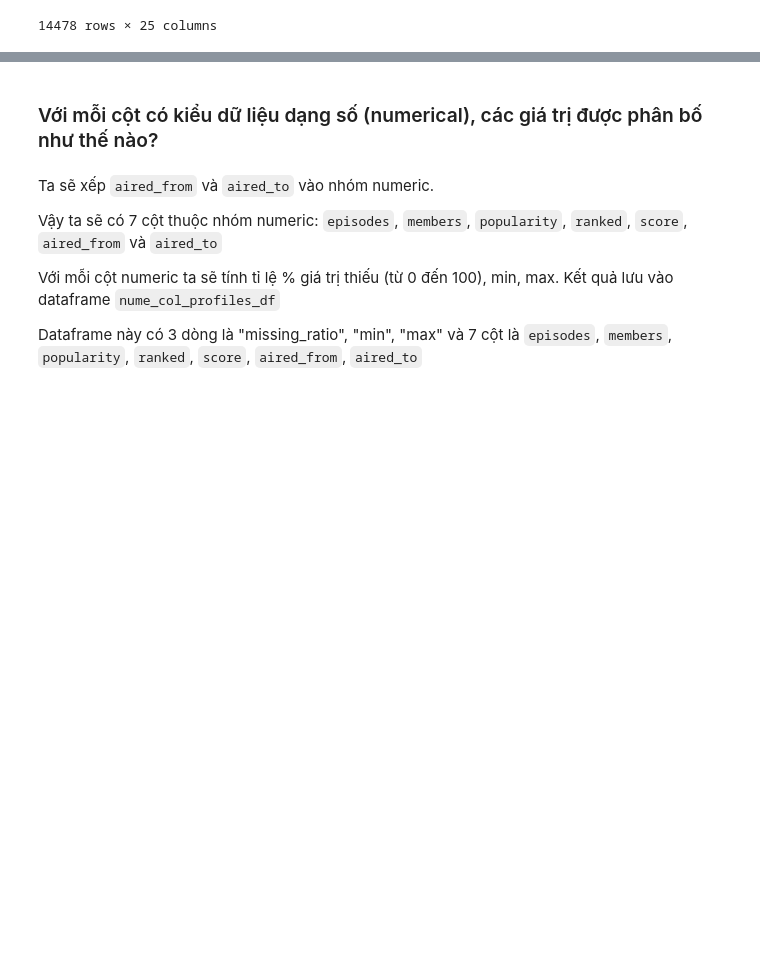
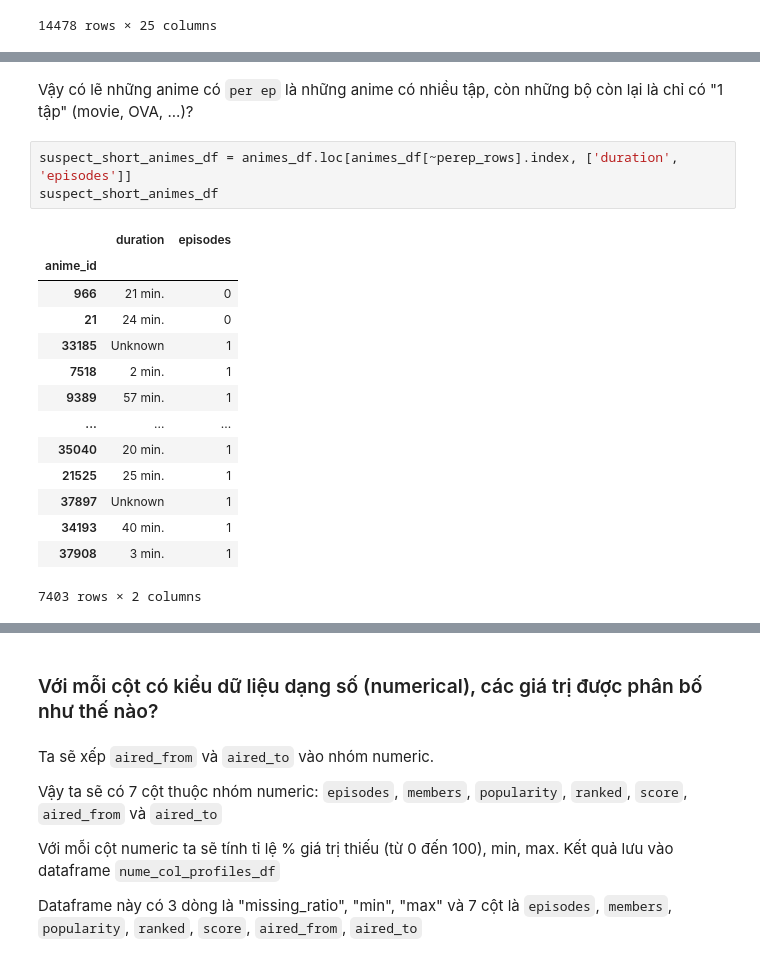
Before and after one commit to hungngocphat01/HCMUS-IntroDataSc-FinalProj, a Jupyter notebook: FINAL.ipynb, the cells around one changed output, grey strips where cells are left out. Drawn from its saved outputs; the diff is of its cells as text; blank space fills up the shorter version.

```diff
--- a/FINAL.ipynb
+++ b/FINAL.ipynb
@@ -284,0 +332,20 @@ animes_df
+# %% [markdown]
+Vậy có lẽ những anime có `per ep` là những anime có nhiều tập, còn những bộ còn lại là chỉ có "1 tập" (movie, OVA, ...)?
+# %%
+suspect_short_animes_df = animes_df.loc[animes_df[~perep_rows].index, ['duration', 'episodes']]
+suspect_short_animes_df
+# %% [output]
+|  | duration | episodes |
+| anime_id |  |  |
+| 966 | 21 min. | 0 |
+| 21 | 24 min. | 0 |
+| 33185 | Unknown | 1 |
+| 7518 | 2 min. | 1 |
+| 9389 | 57 min. | 1 |
+| ... | ... | ... |
+| 35040 | 20 min. | 1 |
+| 21525 | 25 min. | 1 |
+| 37897 | Unknown | 1 |
+| 34193 | 40 min. | 1 |
+| 37908 | 3 min. | 1 |
+7403 rows × 2 columns
```
Also changed, not shown: parts of 21 cells of this notebook.
